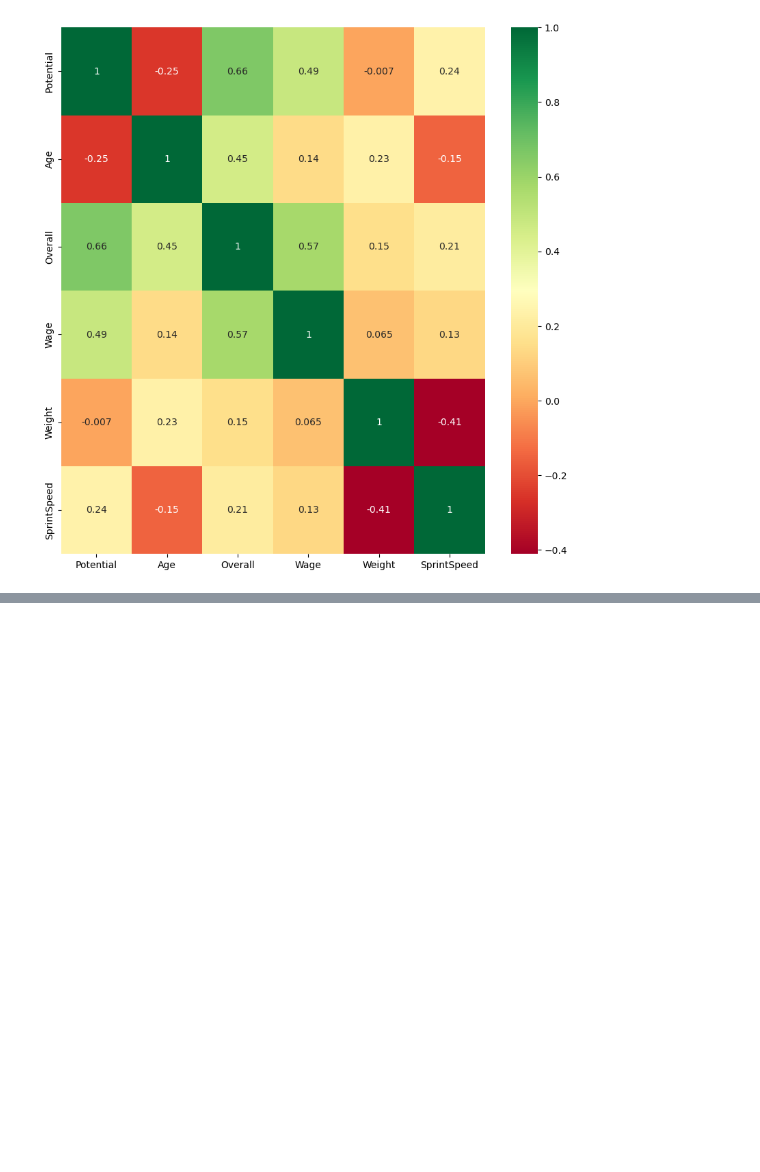
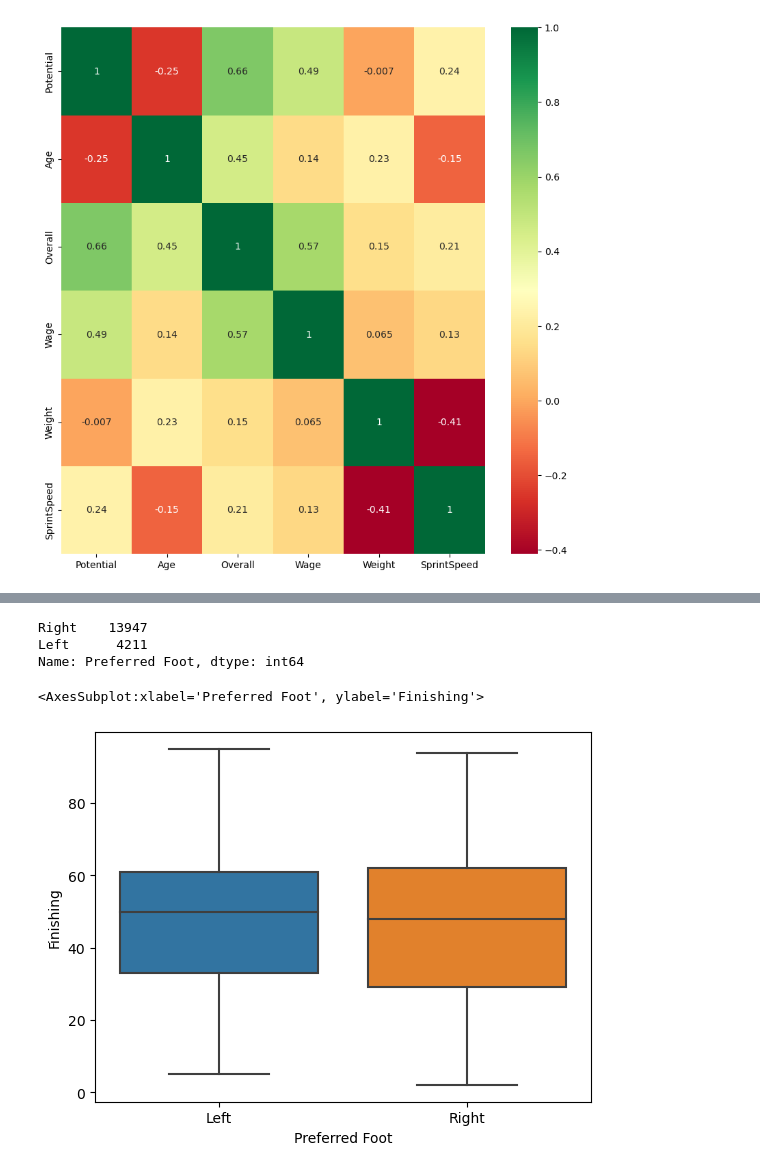
Before and after one commit to Aceix/ml-101, a Jupyter notebook: w2l1.ipynb, the cells around one changed output, grey strips where cells are left out. Saved outputs shown, nothing was run; the diff lists cells and outputs as text; code cells hidden in the pictures; blank space fills up the shorter version.

Commit message:
box plots

```diff
--- a/w2l1.ipynb
+++ b/w2l1.ipynb
@@ -255,0 +283,11 @@ sns.heatmap(fifa_cor, annot=True, cmap='RdYlGn')
+# %%
+fifa['Preferred Foot'].value_counts()
+# %% [output]
+Right    13947
+Left      4211
+Name: Preferred Foot, dtype: int64
+# %%
+sns.boxplot(x='Preferred Foot', y='Finishing', data=fifa)
+# %% [output]
+<AxesSubplot:xlabel='Preferred Foot', ylabel='Finishing'>
+[figure, added]
```
Also changed, not shown: parts of 7 cells of this notebook.
